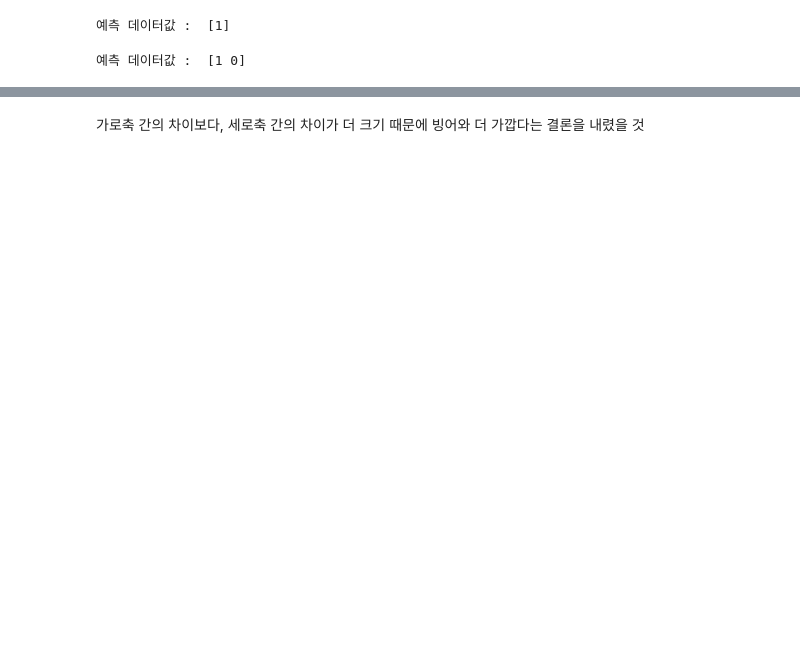
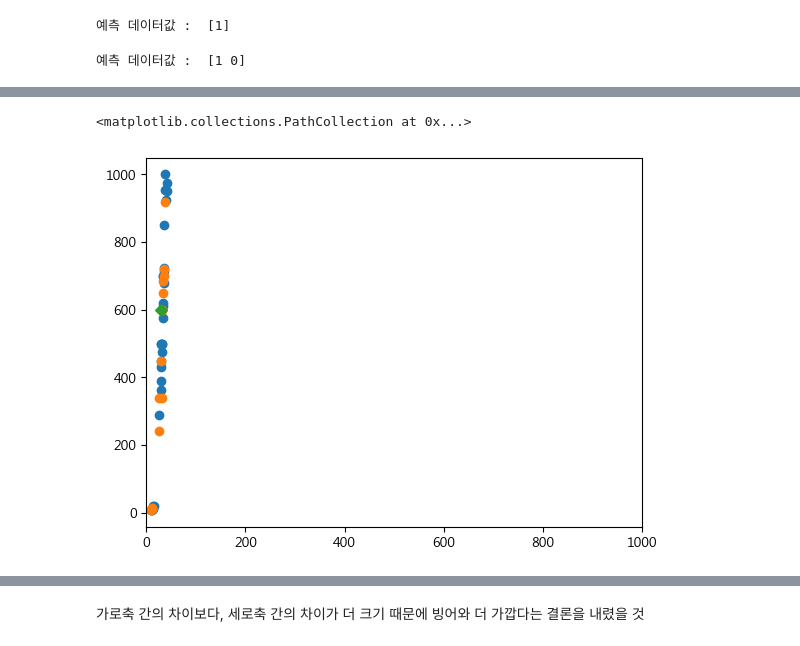
Before and after one commit to eogksdls/medical1, a Jupyter notebook: m0517/m0517_06_도미빙어예측.ipynb, the cells around one changed output, grey strips where cells are left out. Cells and saved outputs as stored; diff of their text form; code cells hidden in the pictures; blank space fills up the shorter version.

```diff
--- a/m0517/m0517_06_도미빙어예측.ipynb
+++ b/m0517/m0517_06_도미빙어예측.ipynb
@@ -172,3 +172,11 @@ plt.scatter(new_input[0][0],new_input[0][1],marker='D')
+# %%
+plt.xlim(0,1000)
+plt.scatter(df_train[0],df_train[1])
+plt.scatter(df_test[0],df_test[1])
+plt.scatter(new_input[0][0],new_input[0][1],marker='D')
+# %% [output]
+<matplotlib.collections.PathCollection at 0x...>
+[figure, added]
 # %%
 plt.scatter(bream_length,bream_weight)
 plt.scatter(smelt_length,smelt_weight)
```
Also changed, not shown: parts of 10 cells of this notebook, 34 other files.
